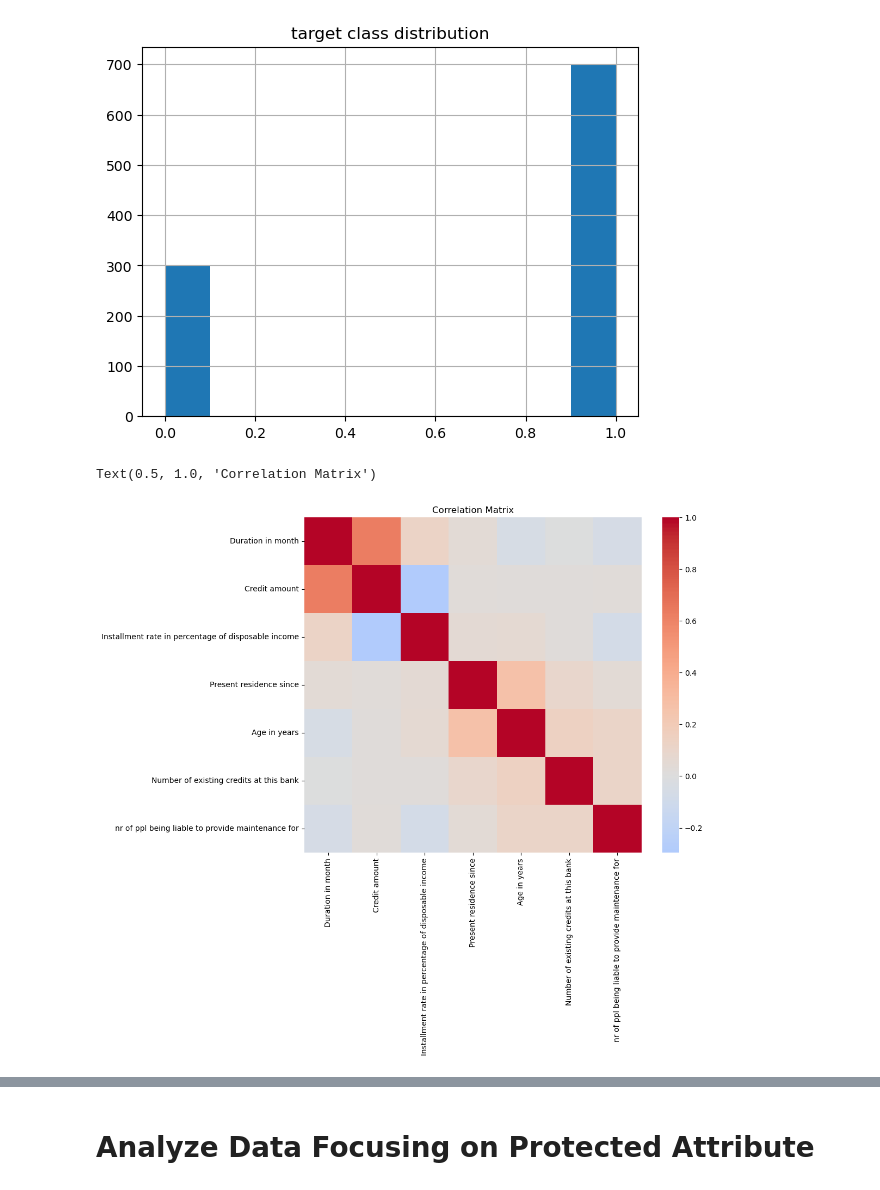
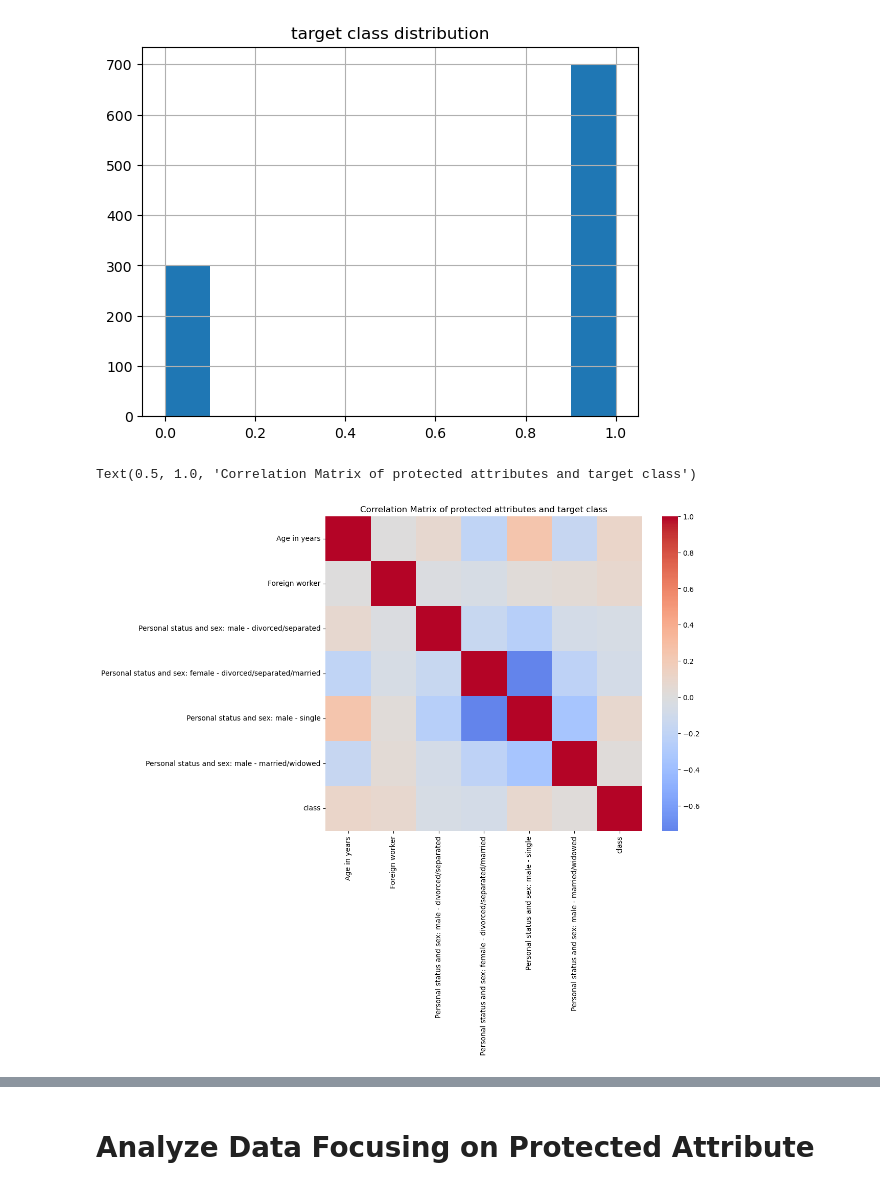
Before and after one commit to WiiLife/XAI_project, a Jupyter notebook: XAI_final_project.ipynb, the cells around one changed output, grey strips where cells are left out. Cells and saved outputs as stored; diff of their text form; code cells hidden in the pictures.

```diff
--- a/XAI_final_project.ipynb
+++ b/XAI_final_project.ipynb
@@ -180,8 +182,12 @@ df_final.rename(columns=attribute_mapping, inplace=True)
 df_final["Duration in month"] = np.sqrt(df_final["Duration in month"] + 0.00001)
 df_final["Credit amount"] = np.sqrt(df_final["Credit amount"] + 0.00001)
 # df_final["Attribute13"] = np.sqrt(df_final["Attribute13"] + 0.00001)
+df_final["Age in years"] = np.sqrt(df_final["Age in years"] + 0.00001)
+
 
 df_final[["Duration in month", "Credit amount", "Age in years"]].hist()
+
+# for better model performance
 # %% [output]
 array([[<Axes: title={'center': 'Duration in month'}>,
         <Axes: title={'center': 'Credit amount'}>],
@@ -215,15 +221,13 @@ num_attr = [attribute_mapping.get(col, col) for col in num_attr]
 # %%
 import seaborn as sns
 
 plt.figure(figsize=(10, 8))
-corr = df_final[num_attr].corr()
+corr =  pd.concat([df_final[protected_attributes], y], axis=1).corr()
 sns.heatmap(corr, cmap='coolwarm', center=0)
-plt.title("Correlation Matrix")
-
-# the numerical features are not that much correlated
+plt.title("Correlation Matrix of protected attributes and target class")
 # %% [output]
-Text(0.5, 1.0, 'Correlation Matrix')
+Text(0.5, 1.0, 'Correlation Matrix of protected attributes and target class')
-[figure, old version]
+[figure, new version]
 # %%
 fig, ax = plt.subplots(1, 7, figsize=(30, 5))
 
```
Also changed, not shown: parts of 40 cells of this notebook.
